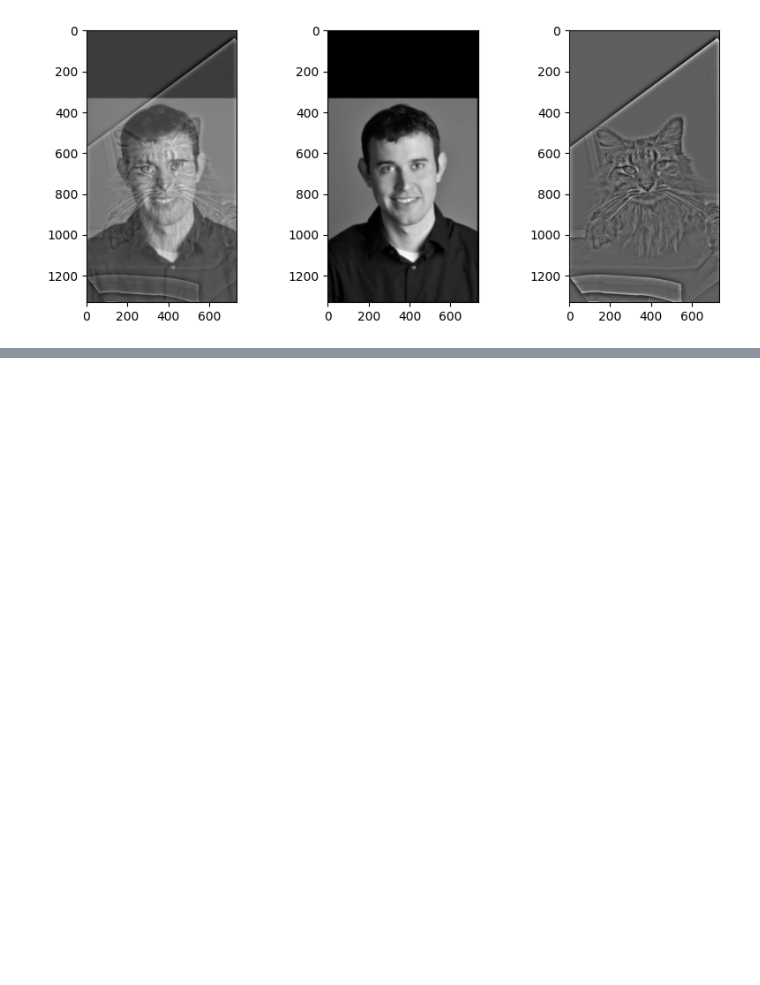
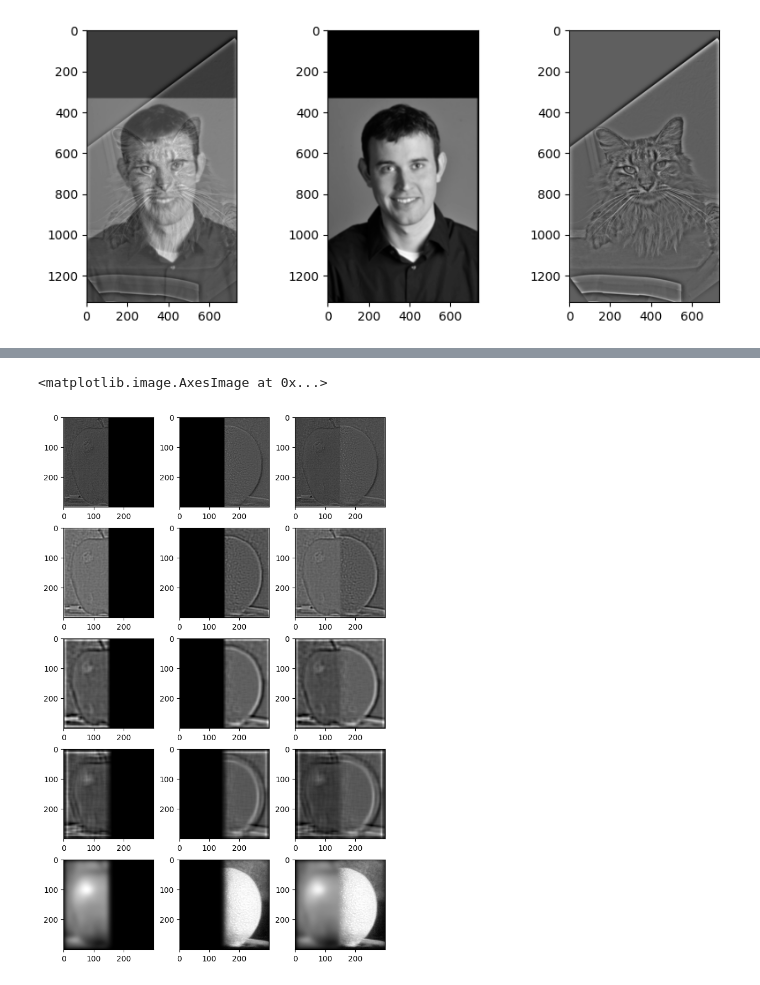
Before and after one commit to hailey-tran-9/cs180-fa23-proj2, a Jupyter notebook: code/main.ipynb, the cells around one changed output, grey strips where cells are left out. Saved outputs shown, nothing was run; the diff lists cells and outputs as text; code cells hidden in the pictures; blank space fills up the shorter version.

```diff
--- a/code/main.ipynb
+++ b/code/main.ipynb
@@ -251,0 +239,48 @@ plt.subplot(155); plt.imshow(orange_laplacian_stack[4], cmap="gray")
+# %%
+# Laplacian sanity check
+orange_sanity = orange_laplacian_stack[-1]
+for i in range(len(orange_laplacian_stack)-2, -1, -1):
+    orange_sanity += orange_laplacian_stack[i]
+# plt.imshow(orange_sanity, cmap="gray")
+# %%
+# Gaussian mask
+mask_left = plt.imread('../images/mask.jpg')/255
+mask_right = 1 - mask_left
+mask_left_gs = gaussian_stack(mask_left)
+mask_right_gs = gaussian_stack(mask_right)
+# %%
+def normalize(img):
+    return (img - np.min(img)) / (np.max(img) - np.min(img))
+# %%
+# Create final stack
+blended_apple = []
+blended_orange = []
+final_stack = []
+for i in range(len(apple_laplacian_stack)):
+    la = normalize(mask_left_gs[i]) * normalize(apple_laplacian_stack[i])
+    lb = normalize(mask_right_gs[i]) * normalize(orange_laplacian_stack[i])
+    blended_apple.append(la)
+    blended_orange.append(lb)
+    final_stack.append(la + lb)
+
+# display_stack(final_stack)
+
+plt.figure(figsize=(16, 10), layout="compressed")
+plt.subplot(531); plt.imshow(blended_apple[0], cmap="gray")
+plt.subplot(532); plt.imshow(blended_orange[0], cmap="gray")
+plt.subplot(533); plt.imshow(final_stack[0], cmap="gray")
+plt.subplot(534); plt.imshow(blended_apple[1], cmap="gray")
+plt.subplot(535); plt.imshow(blended_orange[1], cmap="gray")
+plt.subplot(536); plt.imshow(final_stack[1], cmap="gray")
+plt.subplot(537); plt.imshow(blended_apple[2], cmap="gray")
+plt.subplot(538); plt.imshow(blended_orange[2], cmap="gray")
+plt.subplot(539); plt.imshow(final_stack[2], cmap="gray")
+plt.subplot(5,3,10); plt.imshow(blended_apple[3], cmap="gray")
+plt.subplot(5,3,11); plt.imshow(blended_orange[3], cmap="gray")
+plt.subplot(5,3,12); plt.imshow(final_stack[3], cmap="gray")
+plt.subplot(5,3,13); plt.imshow(blended_apple[4], cmap="gray")
+plt.subplot(5,3,14); plt.imshow(blended_orange[4], cmap="gray")
+plt.subplot(5,3,15); plt.imshow(final_stack[4], cmap="gray")
+# %% [output]
+<matplotlib.image.AxesImage at 0x...>
+[figure, added]
```
Also changed, not shown: parts of 7 cells of this notebook, 1 other file.
